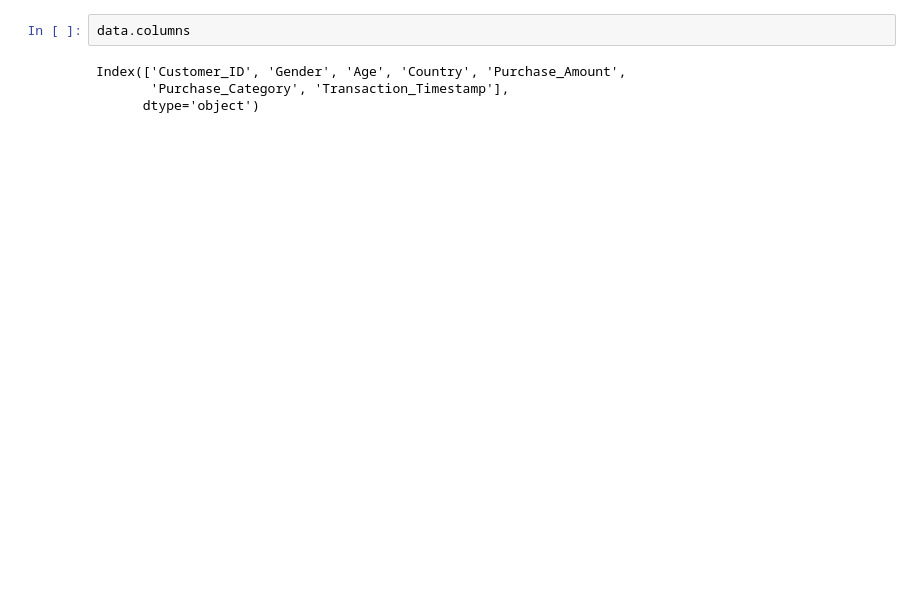
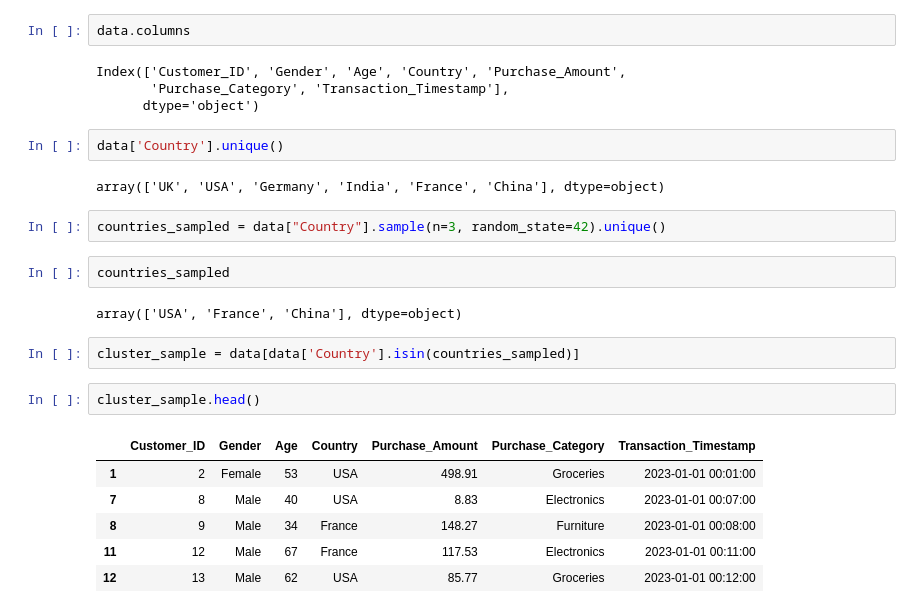
Before and after one commit to salishakya/mindrisers, a Jupyter notebook: Hw-5.0/Stat-assignment-hw.ipynb, the cells around one changed output. Saved outputs shown, nothing was run; the diff lists cells and outputs as text; blank space fills up the shorter version.

```diff
--- a/Hw-5.0/Stat-assignment-hw.ipynb
+++ b/Hw-5.0/Stat-assignment-hw.ipynb
@@ -172,3 +168,24 @@ data.columns
 Index(['Customer_ID', 'Gender', 'Age', 'Country', 'Purchase_Amount',
        'Purchase_Category', 'Transaction_Timestamp'],
       dtype='object')
+# %%
+data['Country'].unique()
+# %% [output]
+array(['UK', 'USA', 'Germany', 'India', 'France', 'China'], dtype=object)
+# %%
+countries_sampled = data["Country"].sample(n=3, random_state=42).unique()
+# %%
+countries_sampled
+# %% [output]
+array(['USA', 'France', 'China'], dtype=object)
+# %%
+cluster_sample = data[data['Country'].isin(countries_sampled)]
+# %%
+cluster_sample.head()
+# %% [output]
+|  | Customer_ID | Gender | Age | Country | Purchase_Amount | Purchase_Category | Transaction_Timestamp |
+| 1 | 2 | Female | 53 | USA | 498.91 | Groceries | 2023-01-01 00:01:00 |
+| 7 | 8 | Male | 40 | USA | 8.83 | Electronics | 2023-01-01 00:07:00 |
+| 8 | 9 | Male | 34 | France | 148.27 | Furniture | 2023-01-01 00:08:00 |
+| 11 | 12 | Male | 67 | France | 117.53 | Electronics | 2023-01-01 00:11:00 |
+| 12 | 13 | Male | 62 | USA | 85.77 | Groceries | 2023-01-01 00:12:00 |
```
Also changed, not shown: parts of 9 cells of this notebook, 1 other file.
